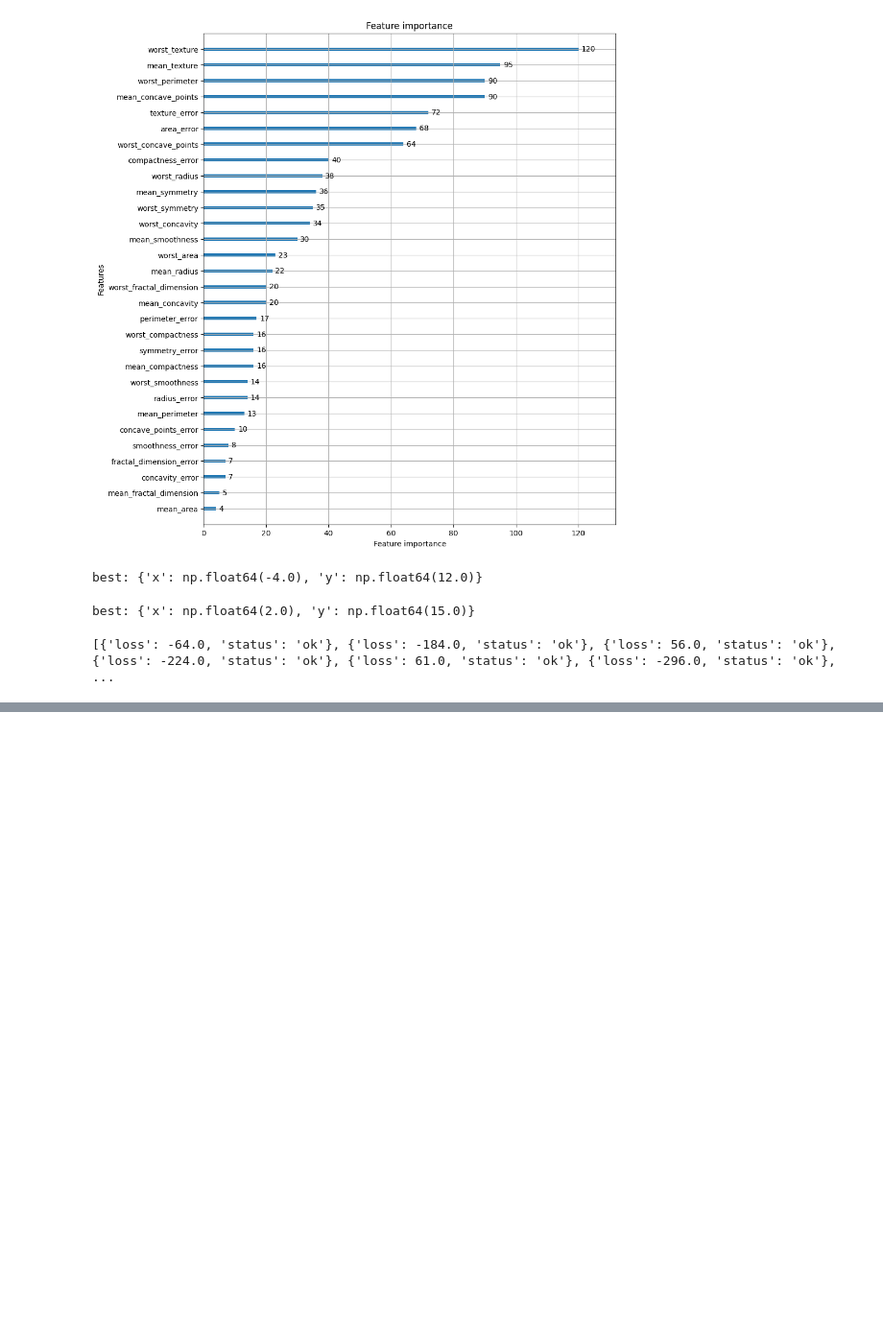
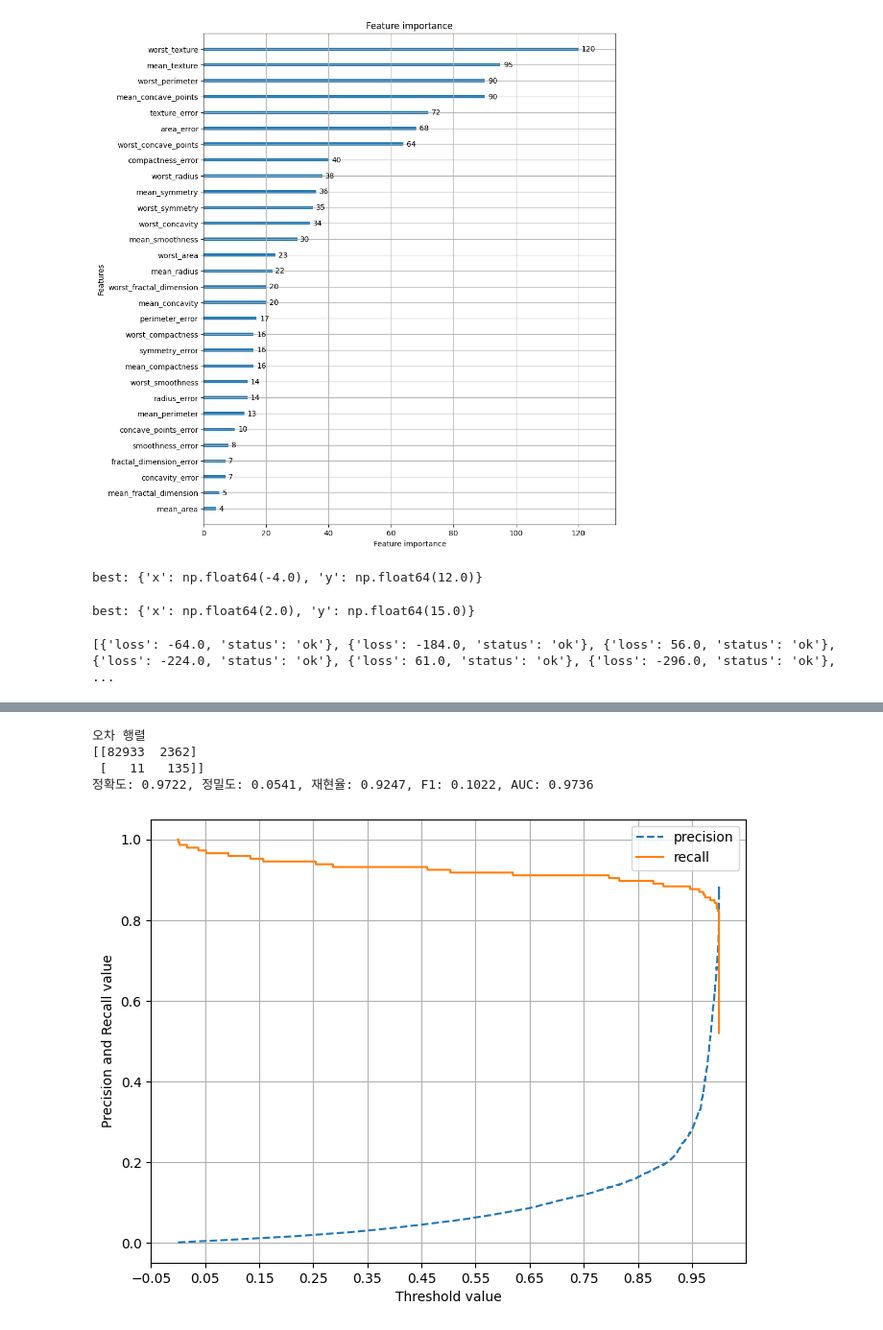
Before and after one commit to jewons91/ml-dev, a Jupyter notebook: ch04/ch04_review.ipynb, the cells around one changed output, grey strips where cells are left out. Shown at 96% size. Drawn from its saved outputs; the diff is of its cells as text; code cells hidden in the pictures; blank space fills up the shorter version.

```diff
--- a/ch04/ch04_review.ipynb
+++ b/ch04/ch04_review.ipynb
@@ -806,0 +1359,15 @@ print(trial_val.results)
+# %%
+def get_train_test_dataset(df=None):
+    df_copy = get_preprocessed_df(df)
+    X_features = df_copy.iloc[:, :-1]
+    y_target = df_copy.iloc[:, -1]
+    X_train, X_test, y_train, y_test = train_test_split(
+          X_features
+        , y_target
+        , test_size=0.3
+        , random_state=0
+        , stratify=y_target
+    )
+    return X_train, X_test, y_train, y_test
+
+X_train, X_test, y_train, y_test = get_train_test_dataset(card_df)
@@ -806,0 +1616,35 @@ print(trial_val.results)
+# %%
+lr_clf = LogisticRegression(max_iter=1000)
+get_model_train_eval(
+      lr_clf
+    , ftr_train=X_train_over
+    , ftr_test=X_test
+    , tgt_train=y_train_over
+    , tgt_test=y_test
+)
+# %% [output]
+오차 행렬
+[[82933  2362]
+ [   11   135]]
+정확도: 0.9722, 정밀도: 0.0541, 재현율: 0.9247, F1: 0.1022, AUC: 0.9736
+# %%
+from sklearn.metrics import precision_recall_curve
+
+def precision_recall_curve_plot(y_test, pred_proba_c1):
+    precisions, recalls, thresholds = precision_recall_curve(y_test, pred_proba_c1)
+
+    plt.figure(figsize=(8, 6))
+    threshold_boundary = thresholds.shape[0]
+    plt.plot(thresholds, precisions[0:threshold_boundary], linestyle='--', label='precision')
+    plt.plot(thresholds, recalls[0:threshold_boundary], label='recall')
+
+    start, end = plt.xlim()
+    plt.xticks(np.round(np.arange(start, end, 0.1), 2))
+
+    plt.xlabel('Threshold value'); plt.ylabel('Precision and Recall value')
+    plt.legend(); plt.grid()
+    plt.show()
+# %%
+precision_recall_curve_plot(y_test, lr_clf.predict_proba(X_test)[:, 1])
+# %% [output]
+[figure, added]
```
Also changed, not shown: parts of 67 cells of this notebook.
